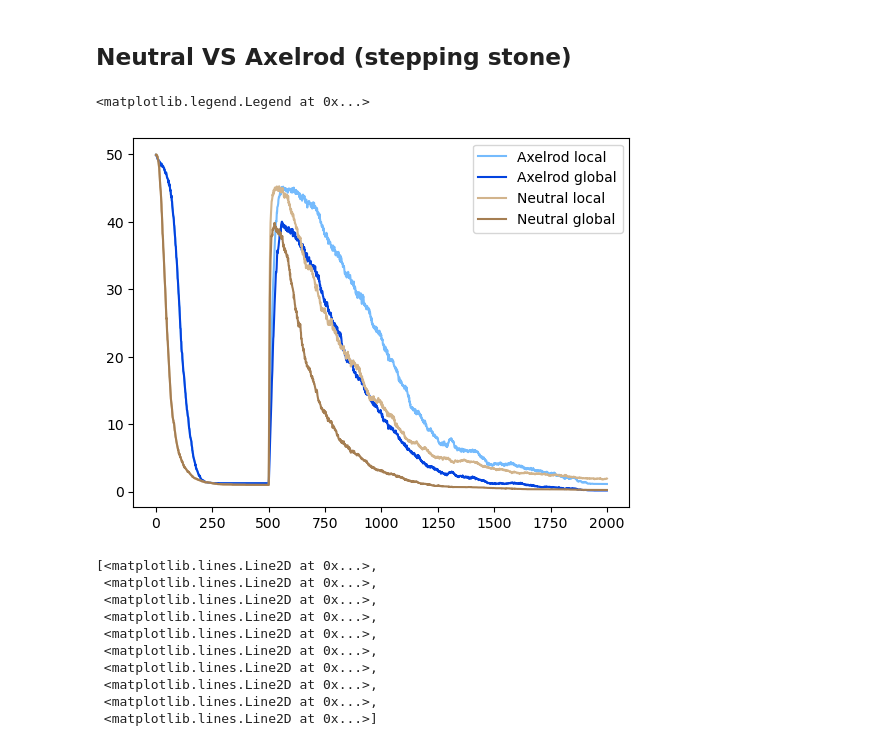
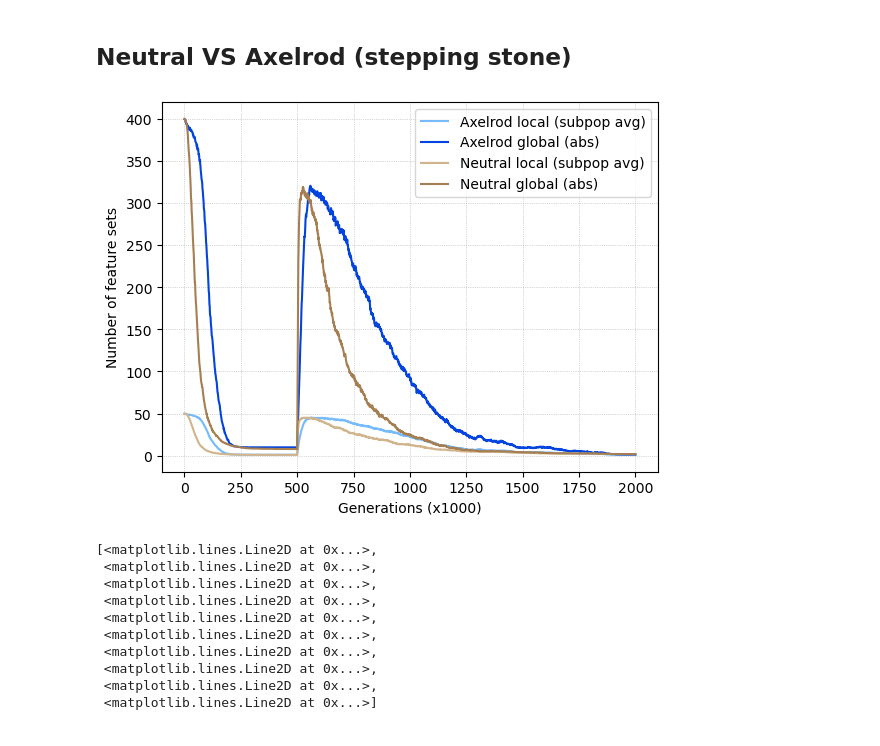
Before and after one commit to mtomasini/MetapopulationsPython, a Jupyter notebook: exploration.ipynb, the cells around one changed output. Cells and saved outputs as stored; diff of their text form; code cells hidden in the pictures.

```diff
--- a/exploration.ipynb
+++ b/exploration.ipynb
@@ -604,14 +570,16 @@ data_neutral_local = pd.read_csv("./Outputs/neutral/pop400/stepping_stone/8subpo
 data_neutral_global = pd.read_csv("./Outputs/neutral/pop400/stepping_stone/8subpop_m1e-3_burnin_metapop_set_counts.csv", index_col=0)
 # %%
 plt.plot(data_axelrod_local.mean(axis=1), color = 'xkcd:sky blue')
-plt.plot(data_axelrod_global.mean(axis=1) / 8, color = 'xkcd:blue')
+plt.plot(data_axelrod_global.mean(axis=1), color = 'xkcd:blue')
 plt.plot(data_neutral_local.mean(axis=1), color = 'tan')
-plt.plot(data_neutral_global.mean(axis=1) / 8, color = 'xkcd:puce')
-plt.legend(["Axelrod local", "Axelrod global", "Neutral local", "Neutral global"])
+plt.plot(data_neutral_global.mean(axis=1), color = 'xkcd:puce')
+plt.legend(["Axelrod local (subpop avg)", "Axelrod global (abs)", "Neutral local (subpop avg)", "Neutral global (abs)"])
+plt.ylabel("Number of feature sets")
+plt.xlabel("Generations (x1000)")
+plt.grid(linestyle=':', linewidth=0.5)
 #plt.legend(["Axelrod local", "Neutral local"])
 # %% [output]
-<matplotlib.legend.Legend at 0x...>
-[figure, old version]
+[figure, new version]
 # %%
 plt.plot(data_axelrod_global, c = "blue", alpha=0.5, linewidth=0.5)
 plt.plot(data_neutral_global, c = "red", alpha=0.5, linewidth=0.5)
```
Also changed, not shown: parts of 6 cells of this notebook, 5 other files.
